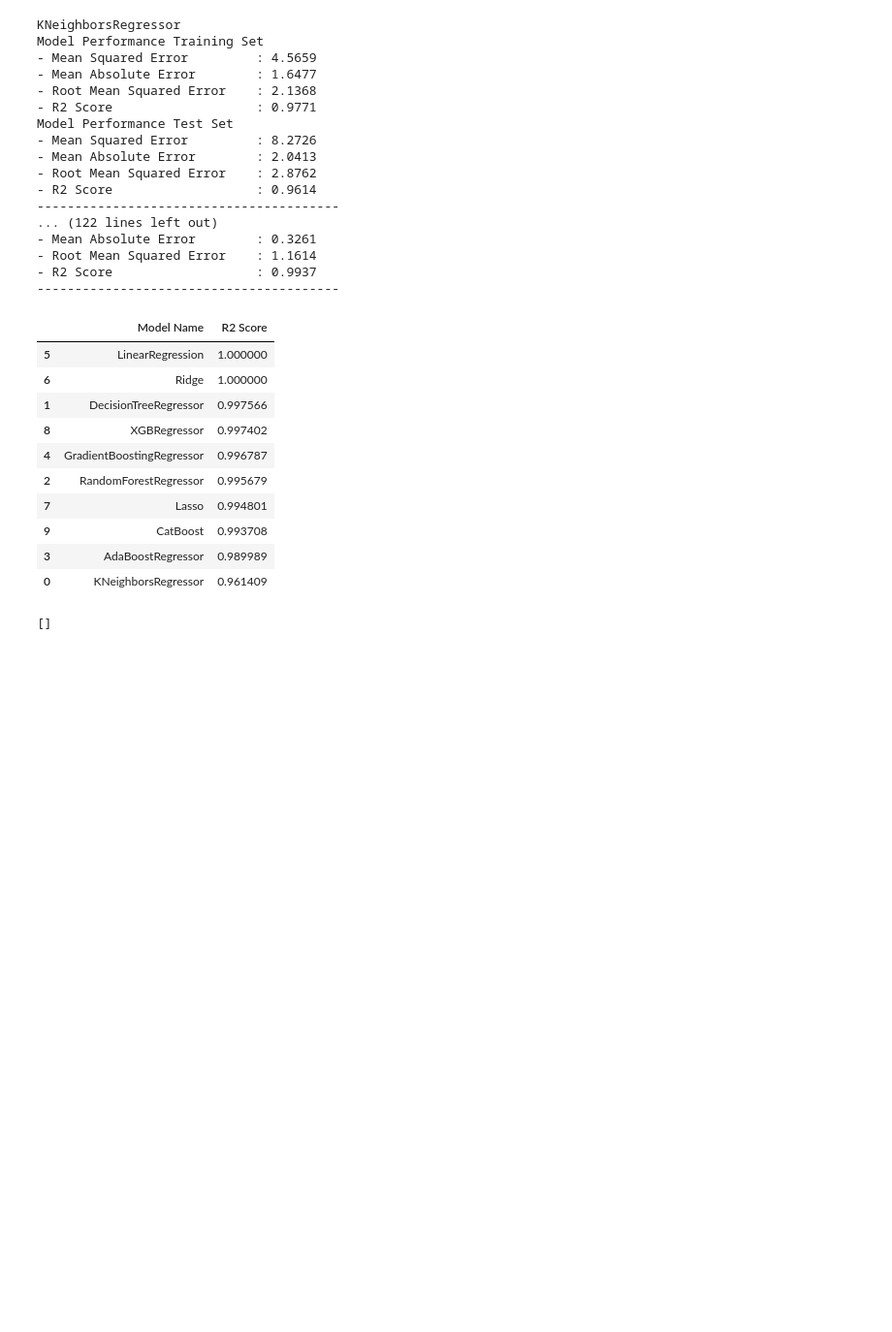
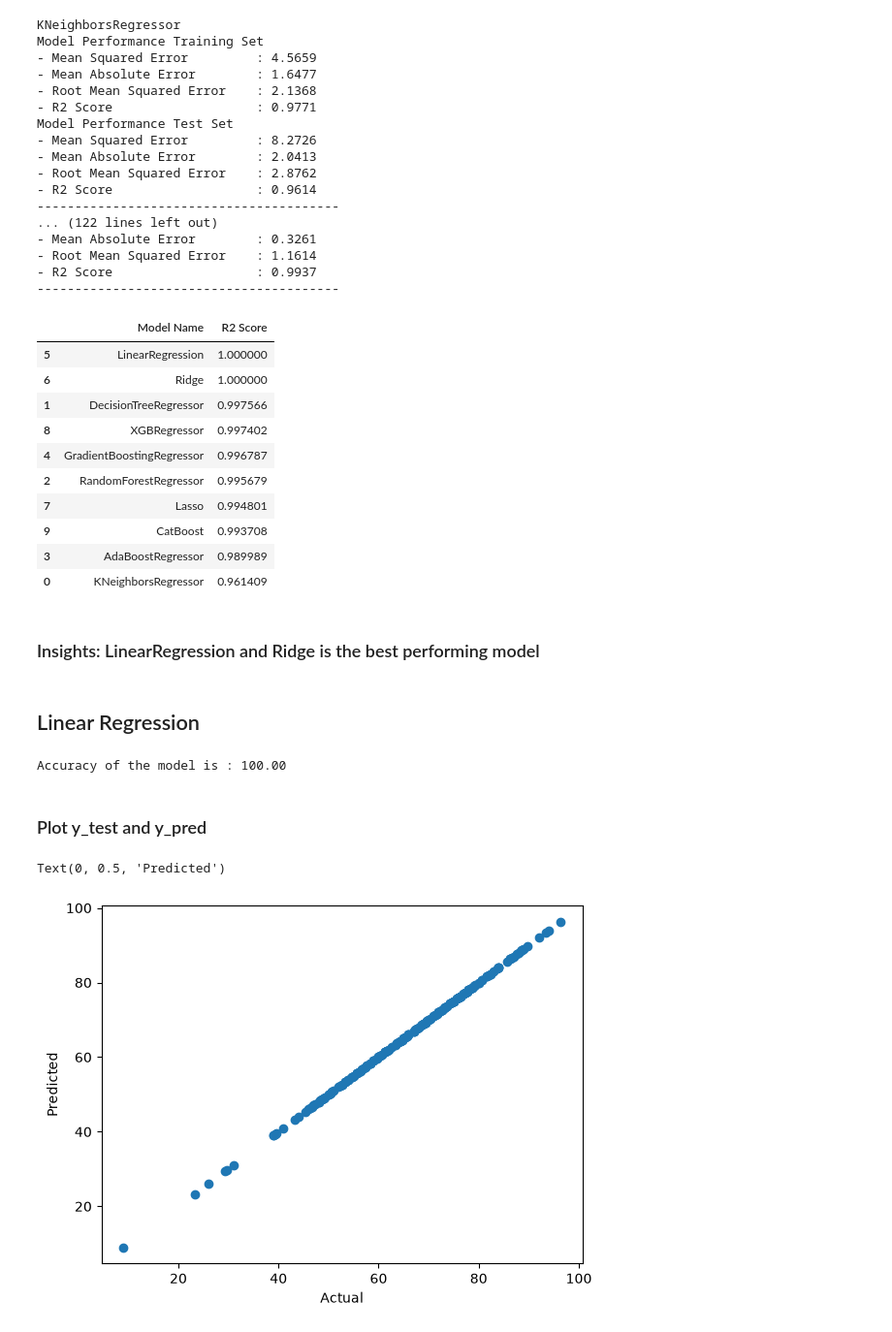
Before and after one commit to sarkar-avik/ml_project, a Jupyter notebook: notebook/model_training.ipynb, the cells around one changed output. Shown at 97% size. Drawn from its saved outputs; the diff is of its cells as text; code cells hidden in the pictures; blank space fills up the shorter version.

Commit message:
model training notebook

```diff
--- a/notebook/model_training.ipynb
+++ b/notebook/model_training.ipynb
@@ -182,6 +182,24 @@ pd.DataFrame(list(zip(model_list, r2_list)), columns=['Model Name', 'R2 Score'])
 | 9 | CatBoost | 0.993708 |
 | 3 | AdaBoostRegressor | 0.989989 |
 | 0 | KNeighborsRegressor | 0.961409 |
+# %% [markdown]
+### Insights: LinearRegression and Ridge is the best performing model
+# %% [markdown]
+## Linear Regression
 # %%
+linear_reg_model = LinearRegression(fit_intercept=True)
+reg_model = linear_reg_model.fit(X_train, y_train)
+y_pred = reg_model.predict(X_test)
+score = r2_score(y_test, y_pred)*100
+print("Accuracy of the model is : {:.2f}".format(score))
 # %% [output]
-[]
+Accuracy of the model is : 100.00
+# %% [markdown]
+### Plot y_test and y_pred
+# %%
+plt.scatter(y_test,y_pred)
+plt.xlabel('Actual')
+plt.ylabel('Predicted')
+# %% [output]
+Text(0, 0.5, 'Predicted')
+[figure, added]
```
Also changed, not shown: parts of 3 cells of this notebook.
